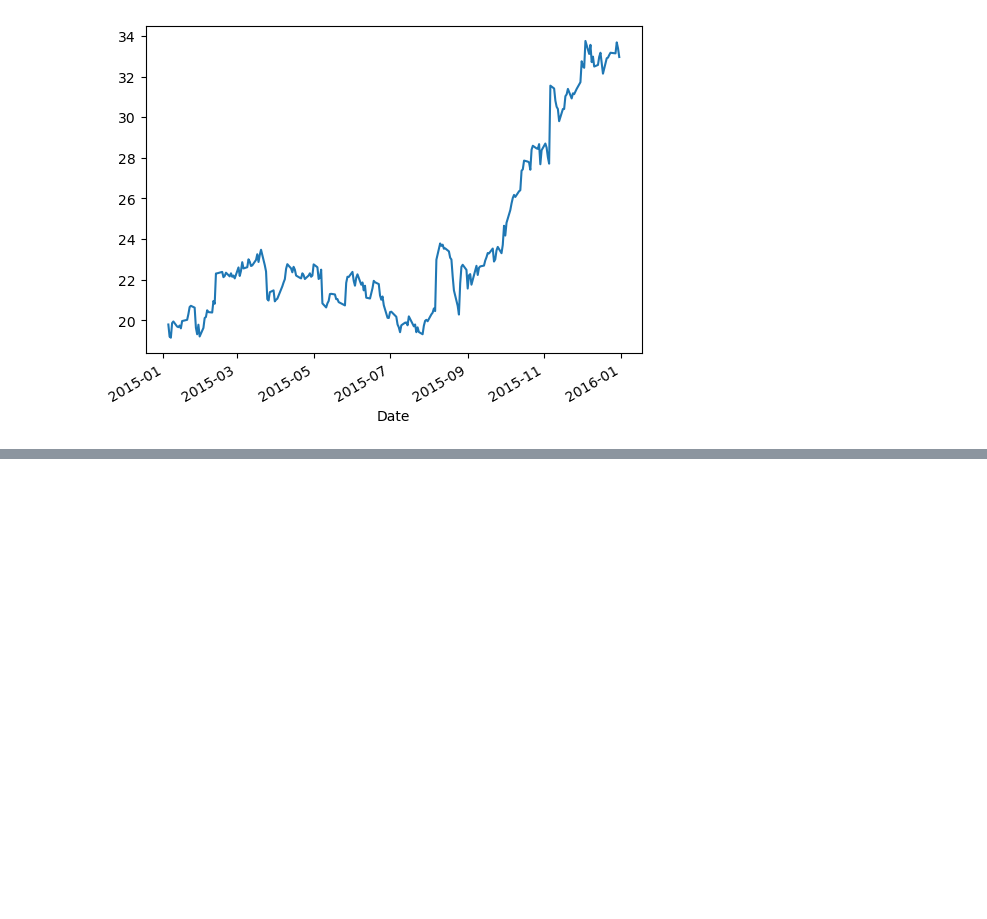
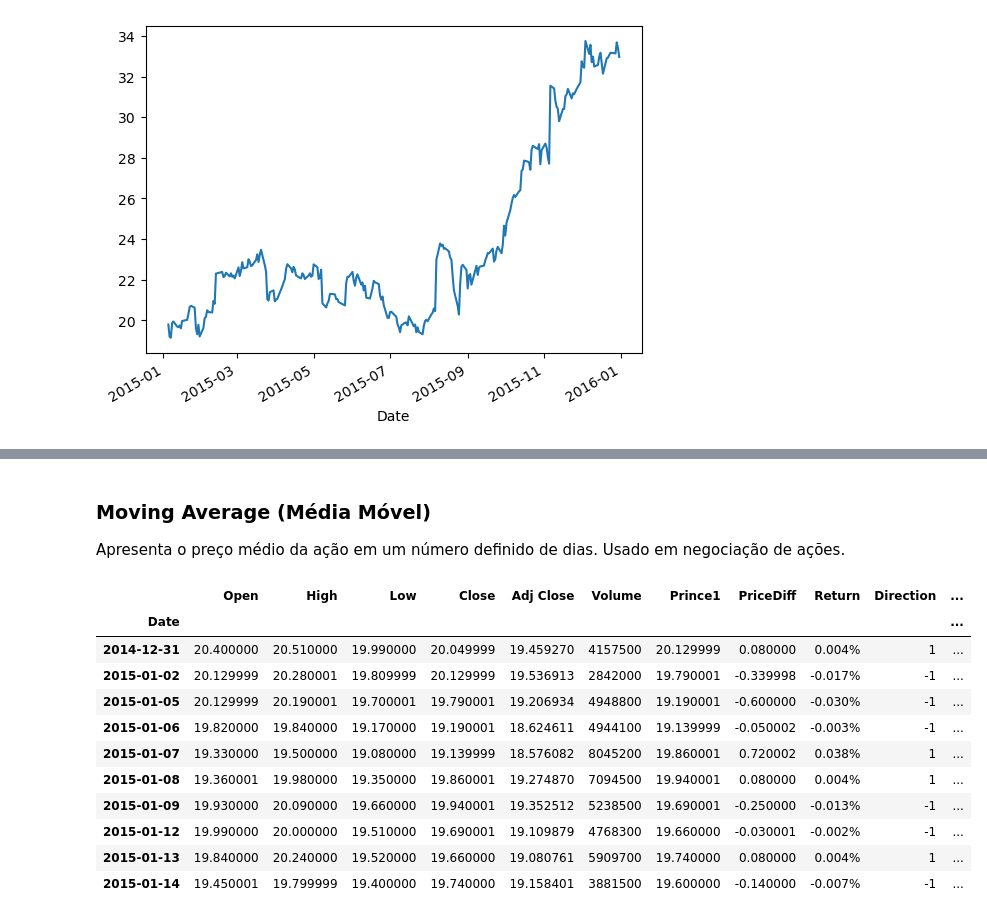
Before and after one commit to Istvan-Abner-Varga/python_analise_financeiro, a Jupyter notebook: Analise_de_Dados_Financeiros.ipynb, the cells around one changed output, grey strips where cells are left out. Cells and saved outputs as stored; diff of their text form; code cells hidden in the pictures; blank space fills up the shorter version.

```diff
--- a/Analise_de_Dados_Financeiros.ipynb
+++ b/Analise_de_Dados_Financeiros.ipynb
@@ -158,0 +217,4 @@ fb.loc['2018-01-05':'2018-12-31','Close'].plot()
+# %%
+# Adicionar uma nova coluna
+fb['Prince1'] = fb['Close'].shift(-1)
+fb.head(10)
@@ -158,0 +236,5 @@ fb.loc['2018-01-05':'2018-12-31','Close'].plot()
+# %%
+# Variação entre o fechamento do dia anterior com a abertura do valor presente da ação
+fb['PriceDiff'] = fb['Prince1'] - fb['Close']
+
+fb.head(10)
@@ -158,0 +258,8 @@ fb.loc['2018-01-05':'2018-12-31','Close'].plot()
+# %%
+# Retorno Diário (Daily Return)
+fb['Return'] = fb['PriceDiff'] / fb['Close']
+
+# Exibir os valores formatados como porcentagem
+fb['Return'] = fb['Return'].map(lambda x: f"{x:.3f}%")
+
+fb.head(10)
@@ -158,0 +296,22 @@ fb.loc['2018-01-05':'2018-12-31','Close'].plot()
+# %% [markdown]
+### Moving Average (Média Móvel)
+
+Apresenta o preço médio da ação em um número definido de dias. Usado em negociação de ações.
+# %%
+# Calcular a média móvel do preço de fechamento em três dias
+fb['Average3d'] = (fb['Close'] + fb['Close'].shift(1) + fb['Close'].shift(2)) / 3
+
+fb.head(10)
+# %% [output]
+|  | Open | High | Low | Close | Adj Close | Volume | Prince1 | PriceDiff | Return | Direction | ... |
+| Date |  |  |  |  |  |  |  |  |  |  | ... |
+| 2014-12-31 | 20.400000 | 20.510000 | 19.990000 | 20.049999 | 19.459270 | 4157500 | 20.129999 | 0.080000 | 0.004% | 1 | ... |
+| 2015-01-02 | 20.129999 | 20.280001 | 19.809999 | 20.129999 | 19.536913 | 2842000 | 19.790001 | -0.339998 | -0.017% | -1 | ... |
+| 2015-01-05 | 20.129999 | 20.190001 | 19.700001 | 19.790001 | 19.206934 | 4948800 | 19.190001 | -0.600000 | -0.030% | -1 | ... |
+| 2015-01-06 | 19.820000 | 19.840000 | 19.170000 | 19.190001 | 18.624611 | 4944100 | 19.139999 | -0.050002 | -0.003% | -1 | ... |
+| 2015-01-07 | 19.330000 | 19.500000 | 19.080000 | 19.139999 | 18.576082 | 8045200 | 19.860001 | 0.720002 | 0.038% | 1 | ... |
+| 2015-01-08 | 19.360001 | 19.980000 | 19.350000 | 19.860001 | 19.274870 | 7094500 | 19.940001 | 0.080000 | 0.004% | 1 | ... |
+| 2015-01-09 | 19.930000 | 20.090000 | 19.660000 | 19.940001 | 19.352512 | 5238500 | 19.690001 | -0.250000 | -0.013% | -1 | ... |
+| 2015-01-12 | 19.990000 | 20.000000 | 19.510000 | 19.690001 | 19.109879 | 4768300 | 19.660000 | -0.030001 | -0.002% | -1 | ... |
+| 2015-01-13 | 19.840000 | 20.240000 | 19.520000 | 19.660000 | 19.080761 | 5909700 | 19.740000 | 0.080000 | 0.004% | 1 | ... |
+| 2015-01-14 | 19.450001 | 19.799999 | 19.400000 | 19.740000 | 19.158401 | 3881500 | 19.600000 | -0.140000 | -0.007% | -1 | ... |
```
Also changed, not shown: parts of 42 cells of this notebook.
